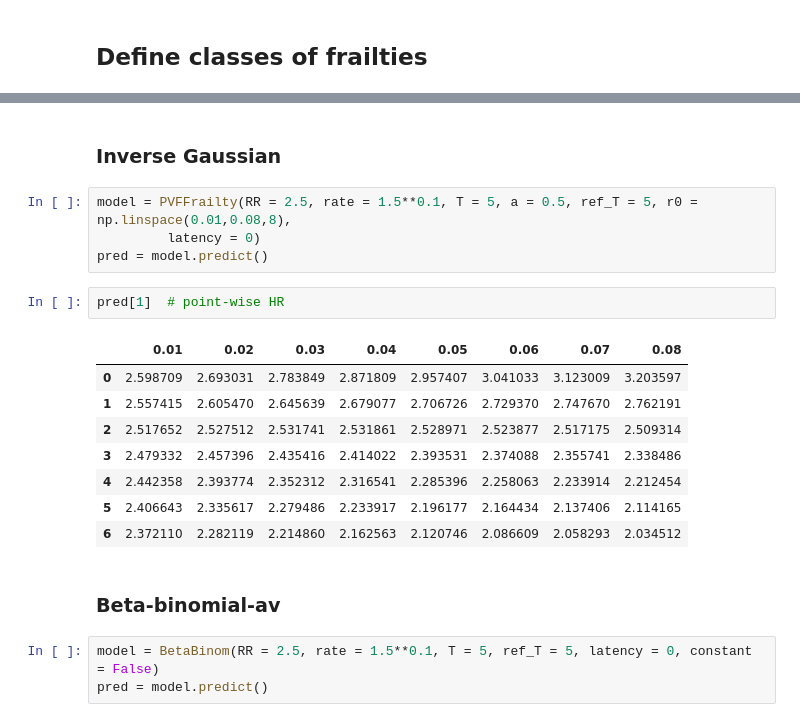
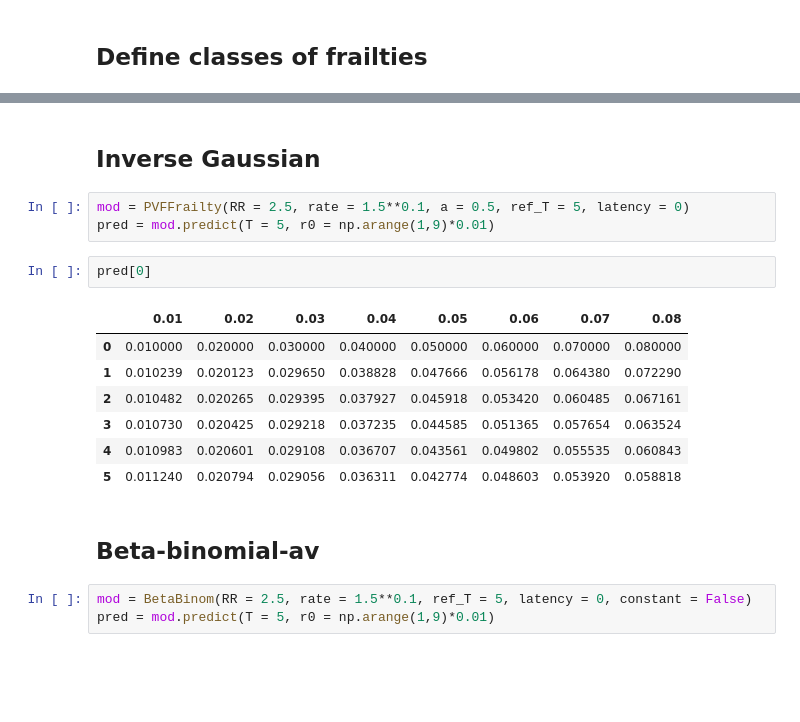
Before and after one commit to TomokiNakamizo/freedom-from-event-effect, a Jupyter notebook: risk_update.ipynb, the cells around one changed output, grey strips where cells are left out. Cells and saved outputs as stored; diff of their text form; blank space fills up the shorter version.

```diff
--- a/risk_update.ipynb
+++ b/risk_update.ipynb
@@ -374,22 +382,20 @@ pred[0]   # risk estimates
 # %% [markdown]
-### Inverse Gaussian
+## Inverse Gaussian
 # %%
-model = PVFFrailty(RR = 2.5, rate = 1.5**0.1, T = 5, a = 0.5, ref_T = 5, r0 = np.linspace(0.01,0.08,8),
-         latency = 0)
-pred = model.predict()
+mod = PVFFrailty(RR = 2.5, rate = 1.5**0.1, a = 0.5, ref_T = 5, latency = 0)
+pred = mod.predict(T = 5, r0 = np.arange(1,9)*0.01)
-# %%
-pred[1]  # point-wise HR
-# %% [output]
-|  | 0.01 | 0.02 | 0.03 | 0.04 | 0.05 | 0.06 | 0.07 | 0.08 |
-| 0 | 2.598709 | 2.693031 | 2.783849 | 2.871809 | 2.957407 | 3.041033 | 3.123009 | 3.203597 |
-| 1 | 2.557415 | 2.605470 | 2.645639 | 2.679077 | 2.706726 | 2.729370 | 2.747670 | 2.762191 |
-| 2 | 2.517652 | 2.527512 | 2.531741 | 2.531861 | 2.528971 | 2.523877 | 2.517175 | 2.509314 |
-| 3 | 2.479332 | 2.457396 | 2.435416 | 2.414022 | 2.393531 | 2.374088 | 2.355741 | 2.338486 |
-| 4 | 2.442358 | 2.393774 | 2.352312 | 2.316541 | 2.285396 | 2.258063 | 2.233914 | 2.212454 |
-| 5 | 2.406643 | 2.335617 | 2.279486 | 2.233917 | 2.196177 | 2.164434 | 2.137406 | 2.114165 |
-| 6 | 2.372110 | 2.282119 | 2.214860 | 2.162563 | 2.120746 | 2.086609 | 2.058293 | 2.034512 |
+# %%
+pred[0]
+# %% [output]
+|  | 0.01 | 0.02 | 0.03 | 0.04 | 0.05 | 0.06 | 0.07 | 0.08 |
+| 0 | 0.010000 | 0.020000 | 0.030000 | 0.040000 | 0.050000 | 0.060000 | 0.070000 | 0.080000 |
+| 1 | 0.010239 | 0.020123 | 0.029650 | 0.038828 | 0.047666 | 0.056178 | 0.064380 | 0.072290 |
+| 2 | 0.010482 | 0.020265 | 0.029395 | 0.037927 | 0.045918 | 0.053420 | 0.060485 | 0.067161 |
+| 3 | 0.010730 | 0.020425 | 0.029218 | 0.037235 | 0.044585 | 0.051365 | 0.057654 | 0.063524 |
+| 4 | 0.010983 | 0.020601 | 0.029108 | 0.036707 | 0.043561 | 0.049802 | 0.055535 | 0.060843 |
+| 5 | 0.011240 | 0.020794 | 0.029056 | 0.036311 | 0.042774 | 0.048603 | 0.053920 | 0.058818 |
 # %% [markdown]
-### Beta-binomial-av
+## Beta-binomial-av
 # %%
-model = BetaBinom(RR = 2.5, rate = 1.5**0.1, T = 5, ref_T = 5, latency = 0, constant = False)
-pred = model.predict()
+mod = BetaBinom(RR = 2.5, rate = 1.5**0.1, ref_T = 5, latency = 0, constant = False)
+pred = mod.predict(T = 5, r0 = np.arange(1,9)*0.01)
```
Also changed, not shown: parts of 13 cells of this notebook.
